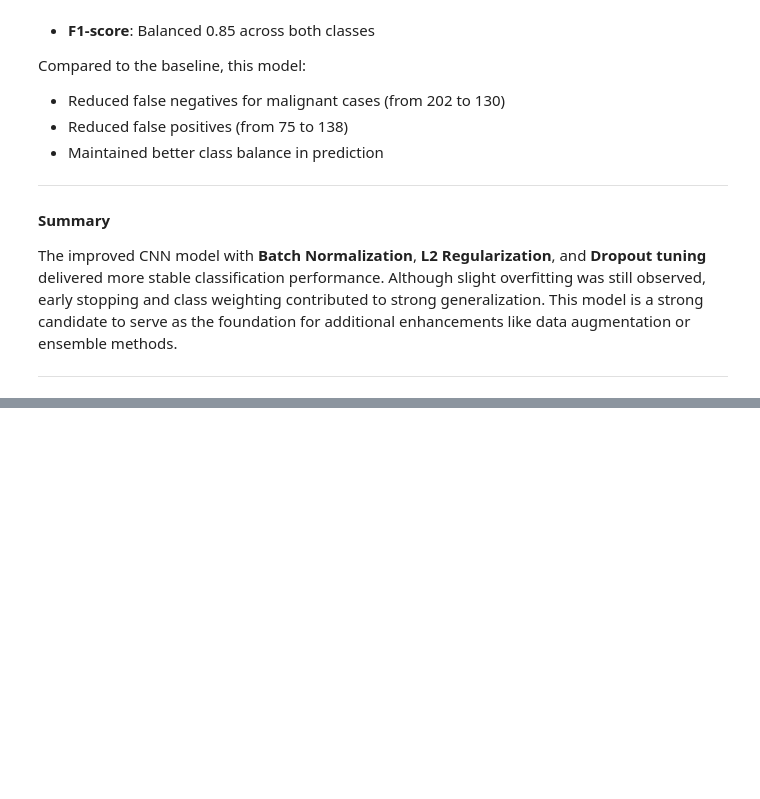
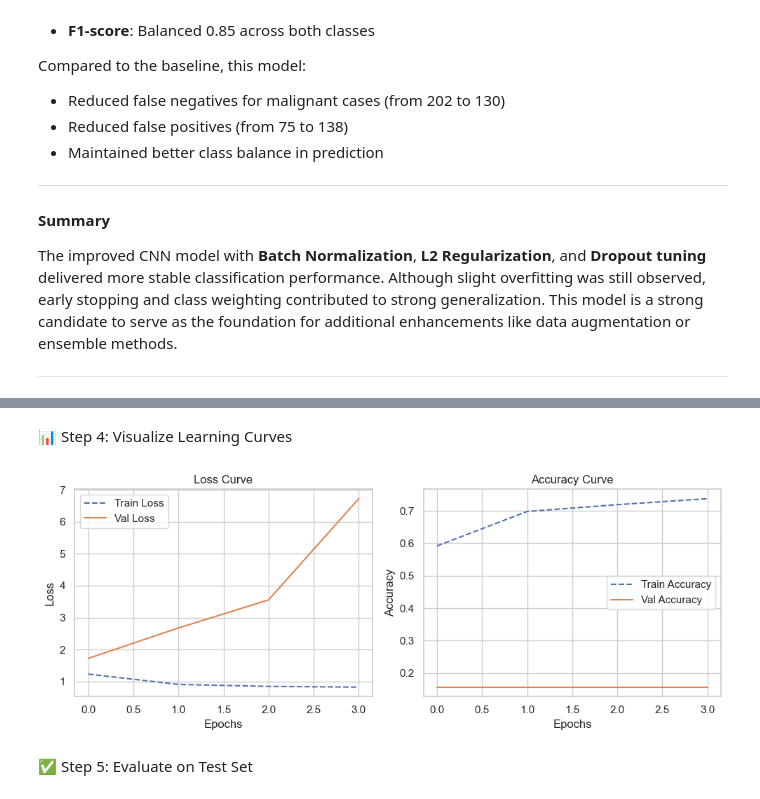
Before and after one commit to julian-schmidt-heron/Colon-Cancer-Image-Classification-RMIT-Group-Project-, a Jupyter notebook: s4002485_s3994439.ipynb, the cells around one changed output, grey strips where cells are left out. Saved outputs shown, nothing was run; the diff lists cells and outputs as text; code cells hidden in the pictures; blank space fills up the shorter version.

```diff
--- a/s4002485_s3994439.ipynb
+++ b/s4002485_s3994439.ipynb
@@ -1145,0 +1410,12 @@ The improved CNN model with **Batch Normalization**, **L2 Regularization**, and
+# %%
+from tensorflow.keras.callbacks import EarlyStopping
+
+early_stop = EarlyStopping(monitor='val_loss', patience=3, restore_best_weights=True)
+
+history_task2_opt = cnn_model_task2_opt.fit(
+    train_gen_task2_augmented,
+    validation_data=val_gen_task2,
+    epochs=20,
+    callbacks=[early_stop],
+    verbose=1
+)
@@ -1145,0 +1431,8 @@ The improved CNN model with **Batch Normalization**, **L2 Regularization**, and
+# %% [markdown]
+📊 Step 4: Visualize Learning Curves
+# %%
+plot_learning_curve(history_task2_opt)
+# %% [output]
+[figure, added]
+# %% [markdown]
+✅ Step 5: Evaluate on Test Set
```
Also changed, not shown: parts of 30 cells of this notebook.
